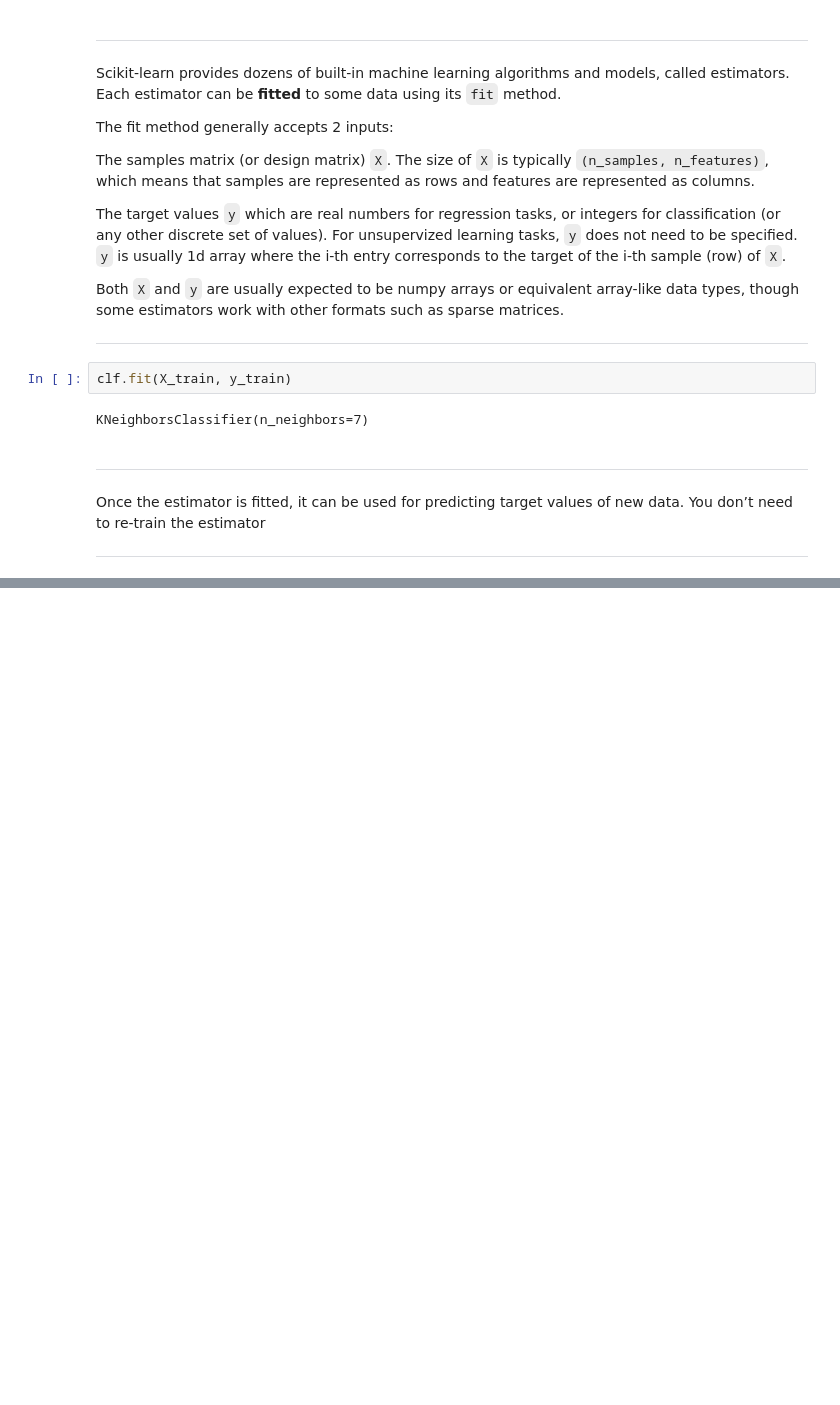
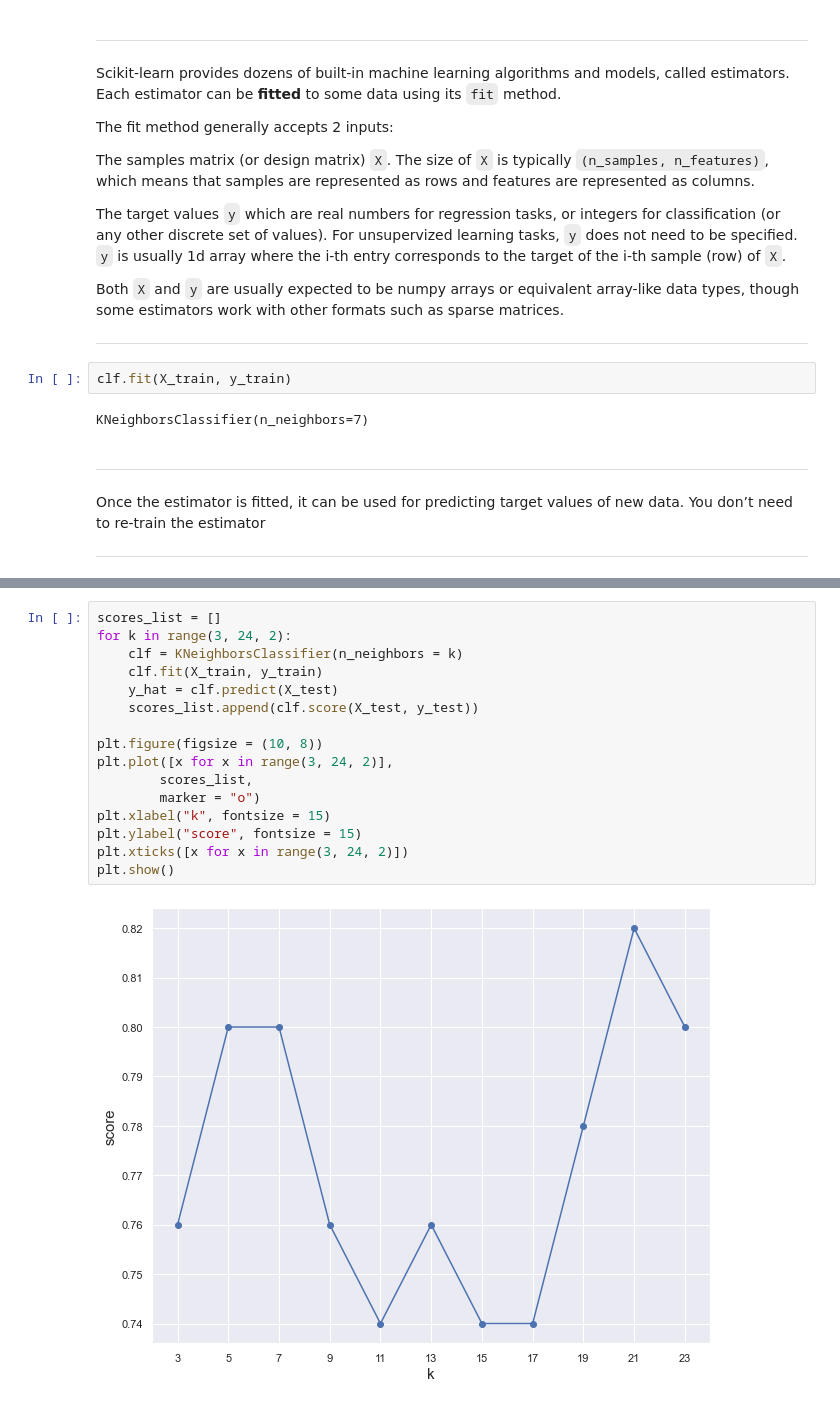
Before and after one commit to RandyRDavila/Data_Science_and_Machine_Learning_Spring_2022, a Jupyter notebook: Lecture_7/Lecture_7_2.ipynb, the cells around one changed output, grey strips where cells are left out. Saved outputs shown, nothing was run; the diff lists cells and outputs as text; blank space fills up the shorter version.

```diff
--- a/Lecture_7/Lecture_7_2.ipynb
+++ b/Lecture_7/Lecture_7_2.ipynb
@@ -103,0 +130,18 @@ clf.score(X_test, y_test)
+# %%
+scores_list = []
+for k in range(3, 24, 2):
+    clf = KNeighborsClassifier(n_neighbors = k)
+    clf.fit(X_train, y_train)
+    y_hat = clf.predict(X_test)
+    scores_list.append(clf.score(X_test, y_test))
+
+plt.figure(figsize = (10, 8))
+plt.plot([x for x in range(3, 24, 2)],
+        scores_list,
+        marker = "o")
+plt.xlabel("k", fontsize = 15)
+plt.ylabel("score", fontsize = 15)
+plt.xticks([x for x in range(3, 24, 2)])
+plt.show()
+# %% [output]
+[figure, added]
```
Also changed, not shown: parts of 10 cells of this notebook.
